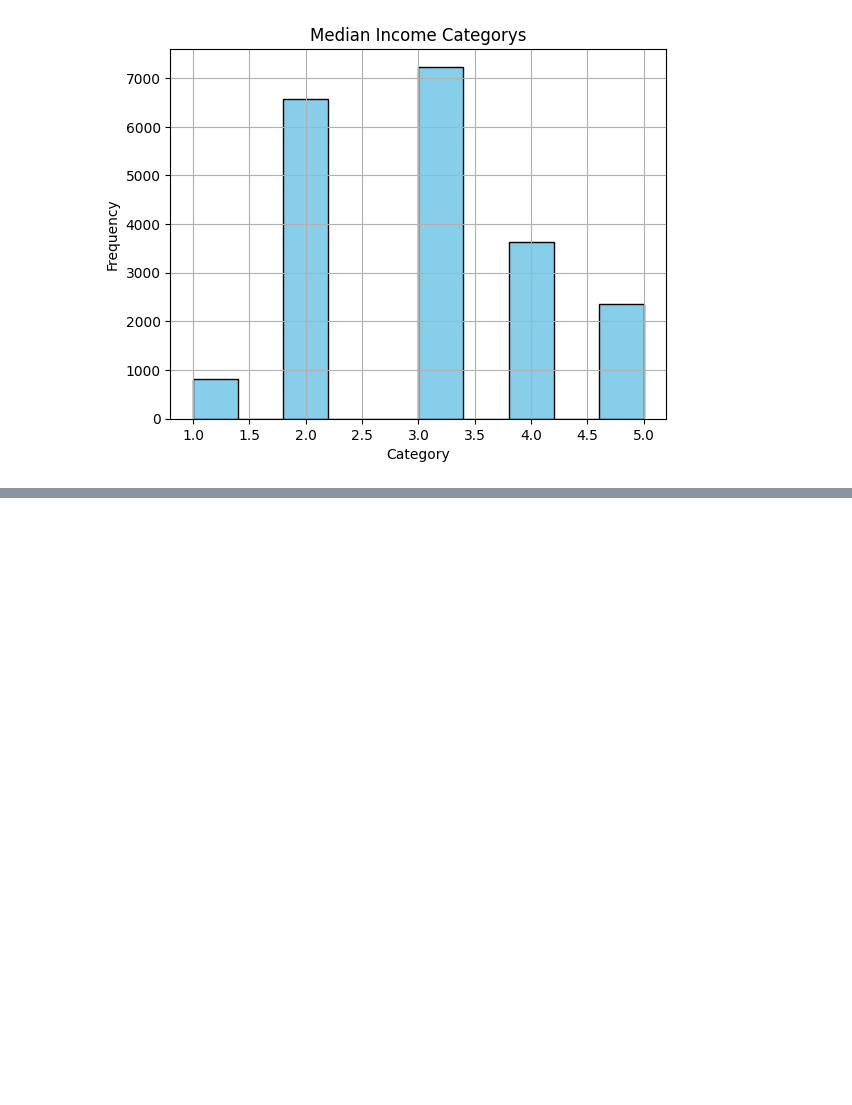
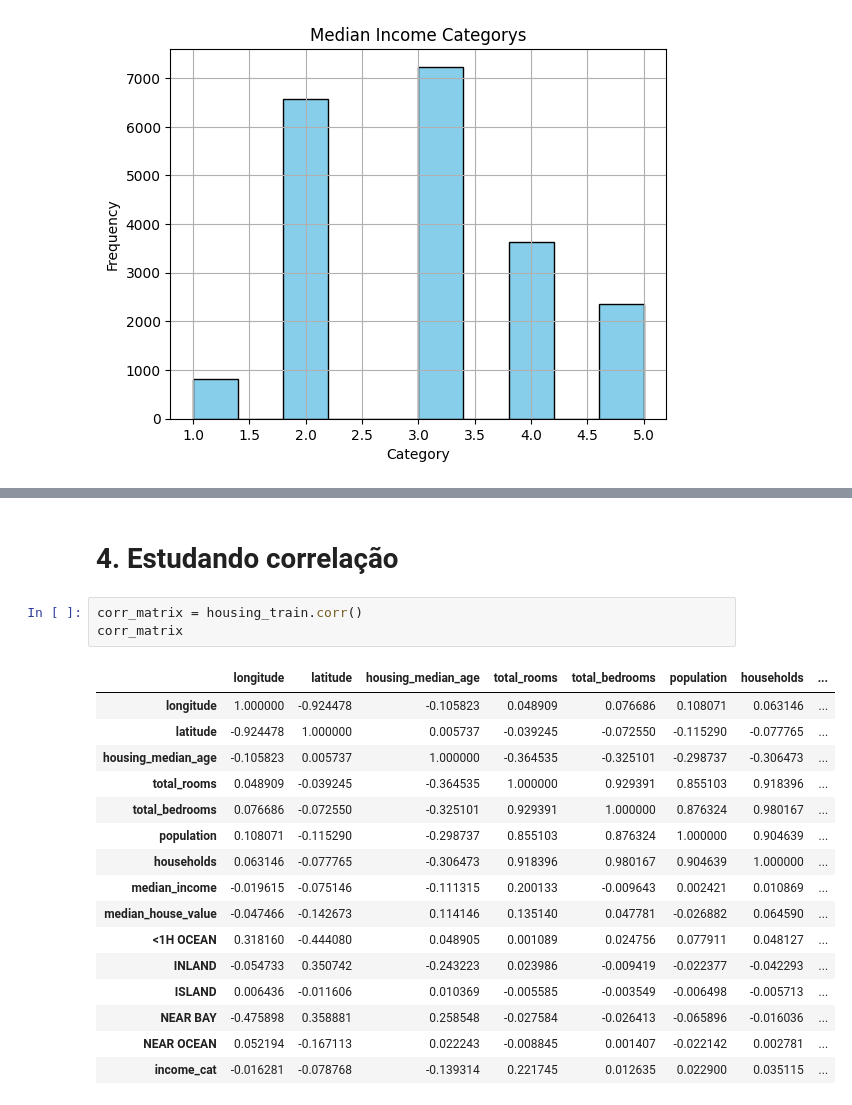
Before and after one commit to iranhonorato/Machine-Learning-Auto-Estudo, a Jupyter notebook: supervised learning/housing_prices.ipynb, the cells around one changed output, grey strips where cells are left out. Cells and saved outputs as stored; diff of their text form; blank space fills up the shorter version.

```diff
--- a/supervised learning/housing_prices.ipynb
+++ b/supervised learning/housing_prices.ipynb
@@ -137,0 +220,22 @@ housing.plot(kind="scatter", x="longitude", y="latitude", alpha=0.4,
+# %% [markdown]
+# 4. Estudando correlação
+# %%
+corr_matrix = housing_train.corr()
+corr_matrix
+# %% [output]
+|  | longitude | latitude | housing_median_age | total_rooms | total_bedrooms | population | households | ... |
+| longitude | 1.000000 | -0.924478 | -0.105823 | 0.048909 | 0.076686 | 0.108071 | 0.063146 | ... |
+| latitude | -0.924478 | 1.000000 | 0.005737 | -0.039245 | -0.072550 | -0.115290 | -0.077765 | ... |
+| housing_median_age | -0.105823 | 0.005737 | 1.000000 | -0.364535 | -0.325101 | -0.298737 | -0.306473 | ... |
+| total_rooms | 0.048909 | -0.039245 | -0.364535 | 1.000000 | 0.929391 | 0.855103 | 0.918396 | ... |
+| total_bedrooms | 0.076686 | -0.072550 | -0.325101 | 0.929391 | 1.000000 | 0.876324 | 0.980167 | ... |
+| population | 0.108071 | -0.115290 | -0.298737 | 0.855103 | 0.876324 | 1.000000 | 0.904639 | ... |
+| households | 0.063146 | -0.077765 | -0.306473 | 0.918396 | 0.980167 | 0.904639 | 1.000000 | ... |
+| median_income | -0.019615 | -0.075146 | -0.111315 | 0.200133 | -0.009643 | 0.002421 | 0.010869 | ... |
+| median_house_value | -0.047466 | -0.142673 | 0.114146 | 0.135140 | 0.047781 | -0.026882 | 0.064590 | ... |
+| <1H OCEAN | 0.318160 | -0.444080 | 0.048905 | 0.001089 | 0.024756 | 0.077911 | 0.048127 | ... |
+| INLAND | -0.054733 | 0.350742 | -0.243223 | 0.023986 | -0.009419 | -0.022377 | -0.042293 | ... |
+| ISLAND | 0.006436 | -0.011606 | 0.010369 | -0.005585 | -0.003549 | -0.006498 | -0.005713 | ... |
+| NEAR BAY | -0.475898 | 0.358881 | 0.258548 | -0.027584 | -0.026413 | -0.065896 | -0.016036 | ... |
+| NEAR OCEAN | 0.052194 | -0.167113 | 0.022243 | -0.008845 | 0.001407 | -0.022142 | 0.002781 | ... |
+| income_cat | -0.016281 | -0.078768 | -0.139314 | 0.221745 | 0.012635 | 0.022900 | 0.035115 | ... |
```
Also changed, not shown: parts of 10 cells of this notebook.
